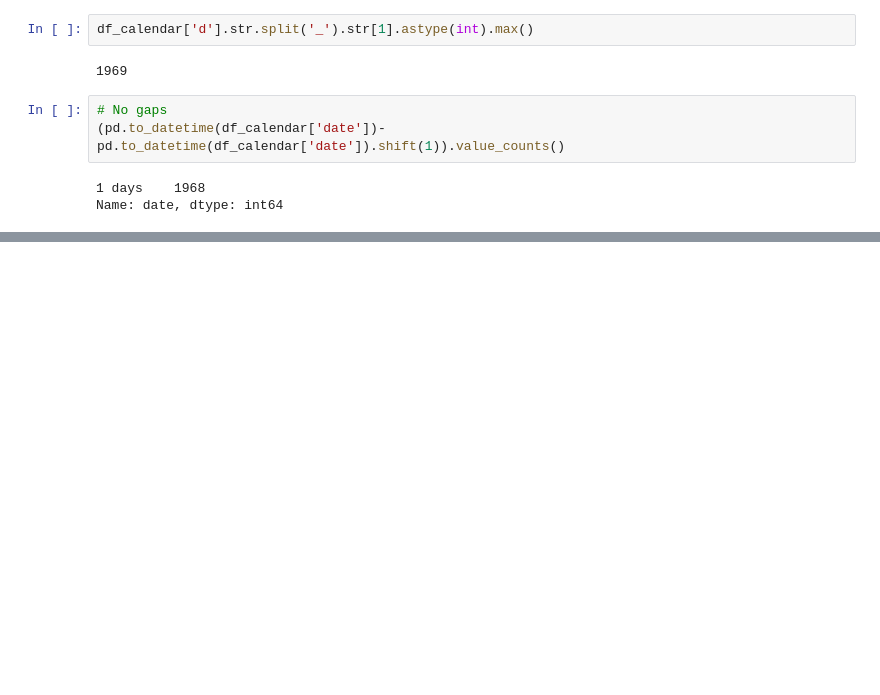
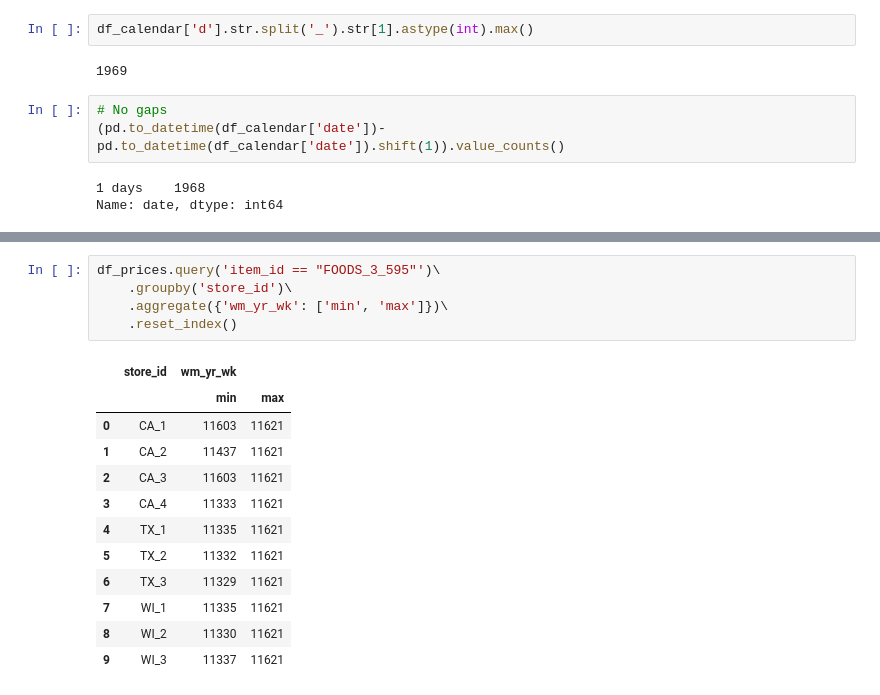
Before and after one commit to cluePrints/data-sci-fience, a Jupyter notebook: m5-forecasting-accuracy/0100. EDA.ipynb, the cells around one changed output, grey strips where cells are left out. Drawn from its saved outputs; the diff is of its cells as text; blank space fills up the shorter version.

```diff
--- a/m5-forecasting-accuracy/0100. EDA.ipynb
+++ b/m5-forecasting-accuracy/0100. EDA.ipynb
@@ -45,0 +234,18 @@ df_calendar
+# %%
+df_prices.query('item_id == "FOODS_3_595"')\
+    .groupby('store_id')\
+    .aggregate({'wm_yr_wk': ['min', 'max']})\
+    .reset_index()
+# %% [output]
+|  | store_id | wm_yr_wk |  |
+|  |  | min | max |
+| 0 | CA_1 | 11603 | 11621 |
+| 1 | CA_2 | 11437 | 11621 |
+| 2 | CA_3 | 11603 | 11621 |
+| 3 | CA_4 | 11333 | 11621 |
+| 4 | TX_1 | 11335 | 11621 |
+| 5 | TX_2 | 11332 | 11621 |
+| 6 | TX_3 | 11329 | 11621 |
+| 7 | WI_1 | 11335 | 11621 |
+| 8 | WI_2 | 11330 | 11621 |
+| 9 | WI_3 | 11337 | 11621 |
```
Also changed, not shown: parts of 27 cells of this notebook.
